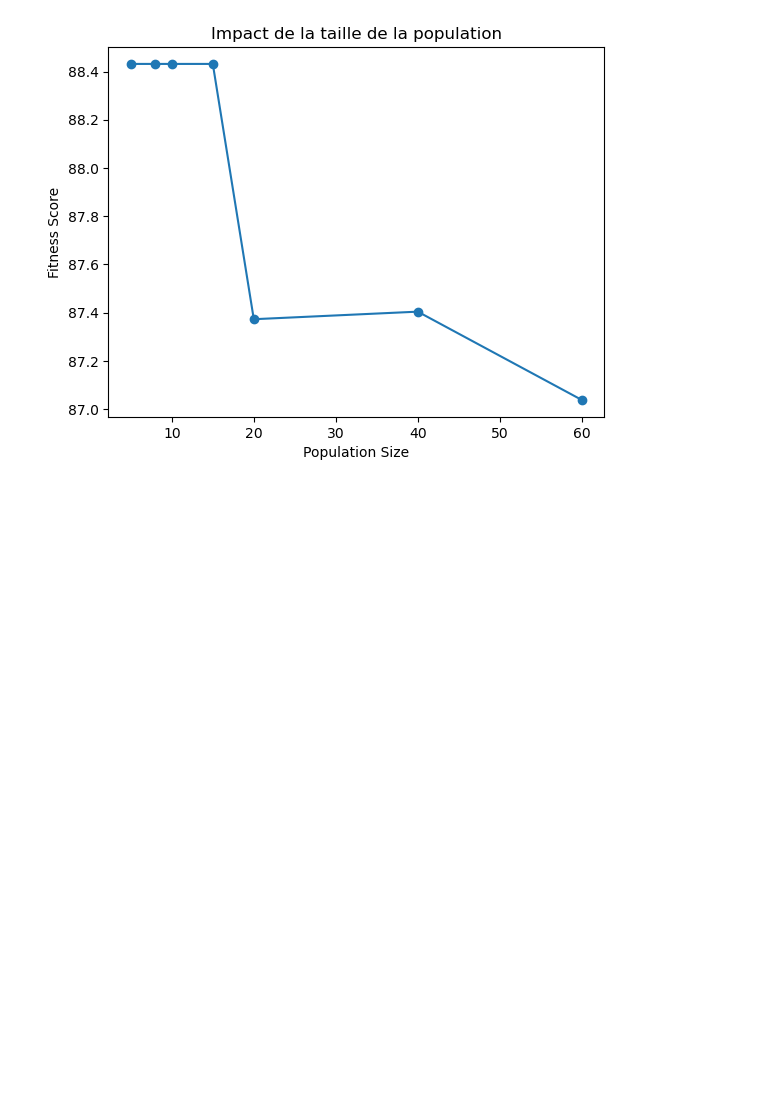
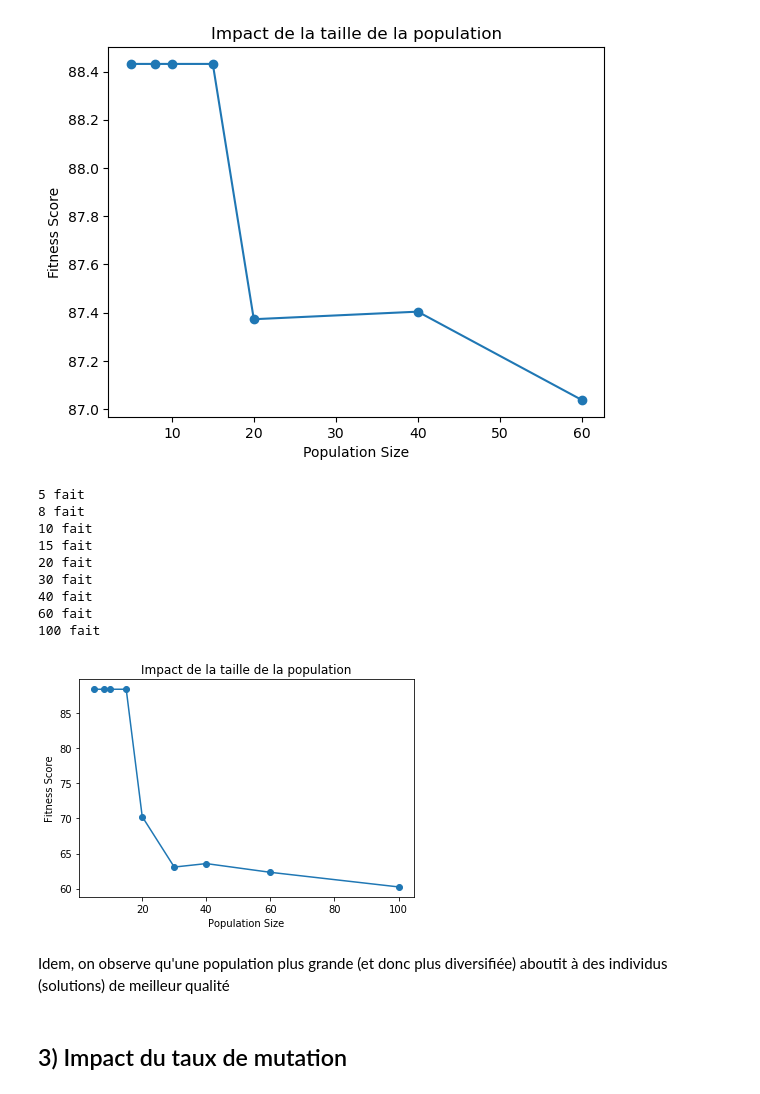
Before and after one commit to D0gmaDev/ico-2025, a Jupyter notebook: meta_heuristique_notebook.ipynb, the cells around one changed output. Saved outputs shown, nothing was run; the diff lists cells and outputs as text; code cells hidden in the pictures; blank space fills up the shorter version.

```diff
--- a/meta_heuristique_notebook.ipynb
+++ b/meta_heuristique_notebook.ipynb
@@ -613,6 +746,39 @@ plt.show()
 40 fait
 60 fait
 [figure]
+# %%
+# Impact de la taille de la population
+
+population_sizes = [5, 8, 10, 15, 20, 30, 40, 60, 100]
+
+generations = [800]
+mutation_rate = 0.3
+fitness_results = []
+for population_size in population_sizes:
+    population = [construct_initial_solution(state) for _ in range(population_size)]
+    best_solution, best_fitness = genetic_algorithm(state, population, population_size, generations_list, mutation_rate)
+    fitness_results.append(best_fitness[0])
+    print((population_size), 'fait')
+plt.plot(population_sizes, fitness_results, marker='o')
+plt.title("Impact de la taille de la population")
+plt.xlabel("Population Size")
+plt.ylabel("Fitness Score")
+plt.show()
+# %% [output]
+5 fait
+8 fait
+10 fait
+15 fait
+20 fait
+30 fait
+40 fait
+60 fait
+100 fait
+[figure, added]
+# %% [markdown]
+Idem, on observe qu'une population plus grande (et donc plus diversifiée) aboutit à des individus (solutions) de meilleur qualité
+# %% [markdown]
+## 3) Impact du taux de mutation
 # %%
 # Impact du taux de mutation
 
```
Also changed, not shown: parts of 35 cells of this notebook.
